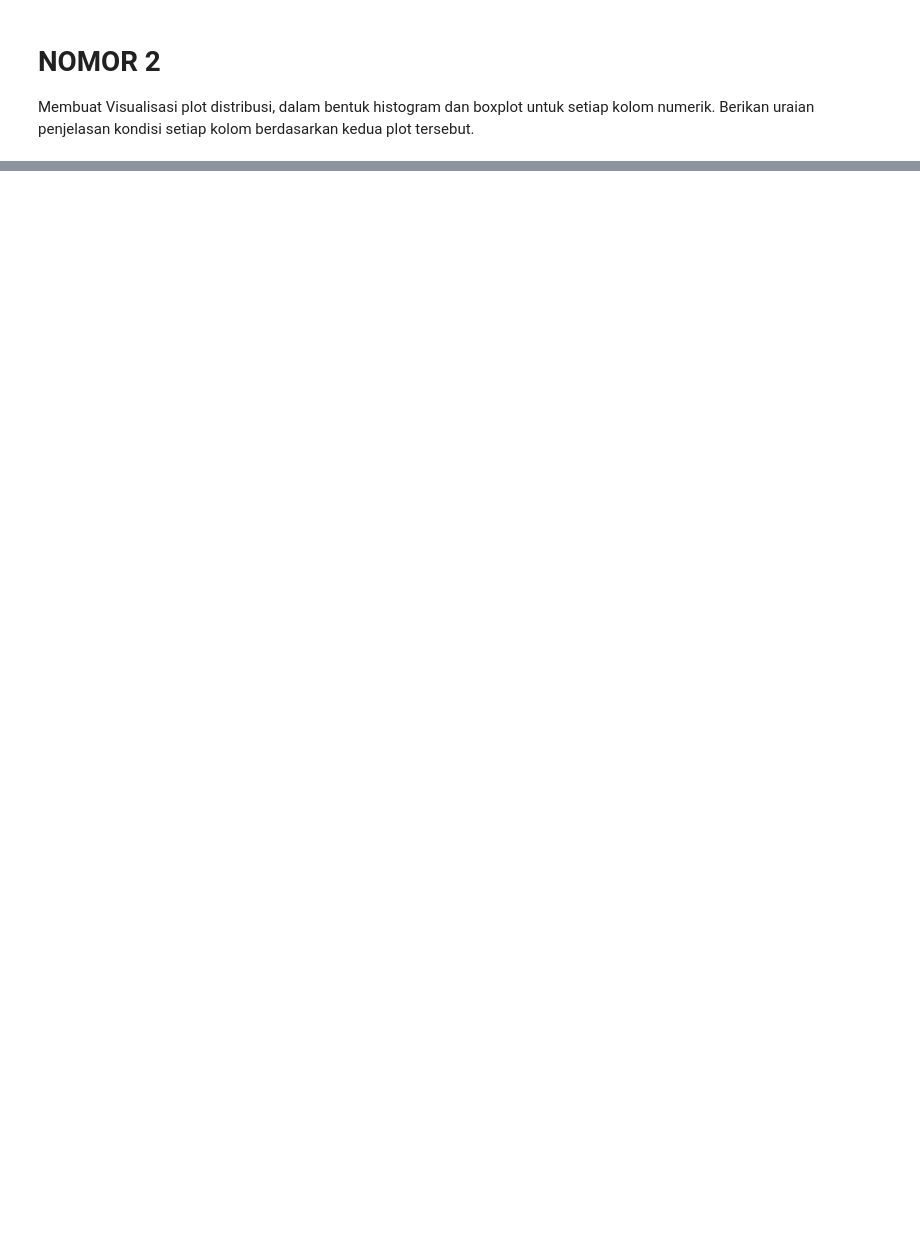
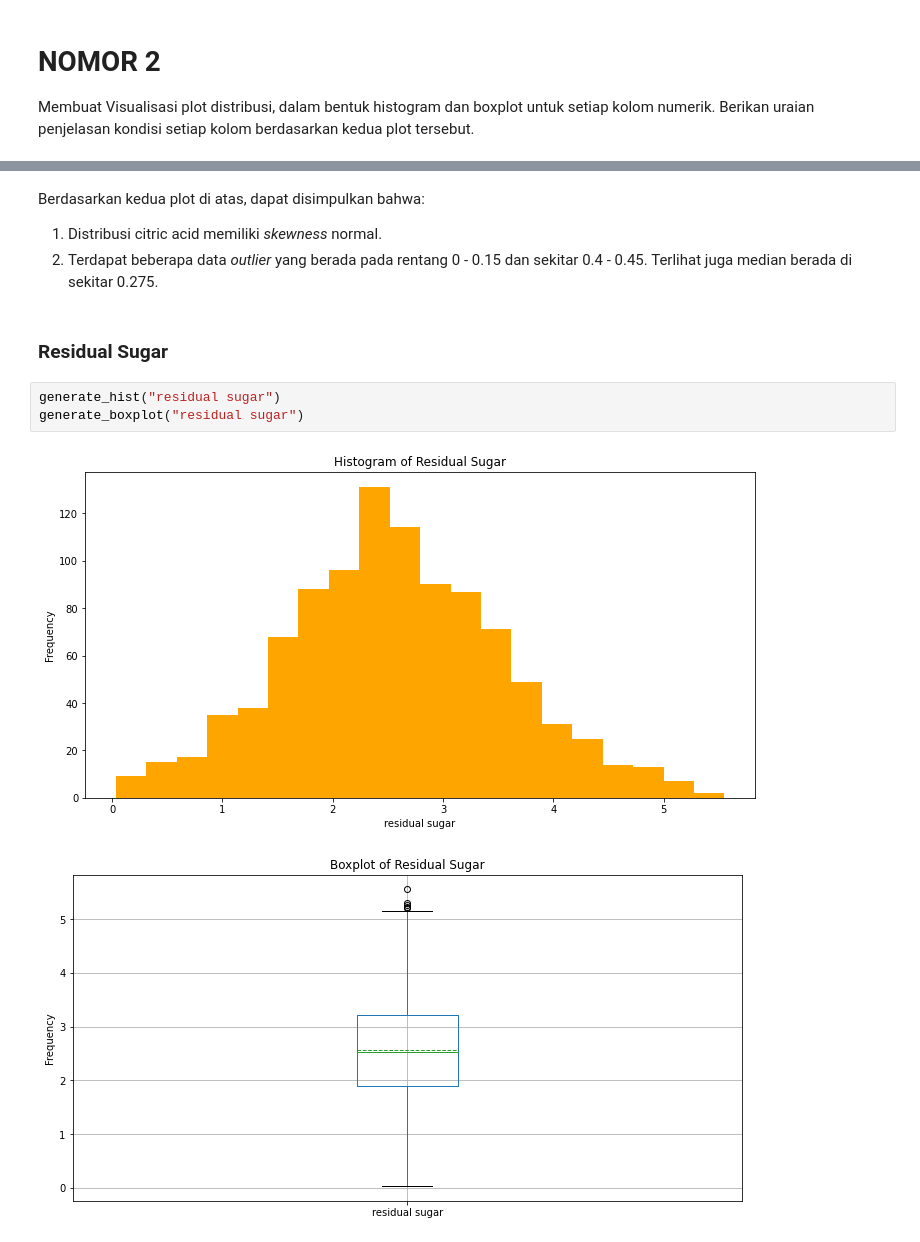
Before and after one commit to JeffreyChow19/probability-statistics, a Jupyter notebook: src/prob-2.ipynb, the cells around one changed output, grey strips where cells are left out. Saved outputs shown, nothing was run; the diff lists cells and outputs as text; blank space fills up the shorter version.

```diff
--- a/src/prob-2.ipynb
+++ b/src/prob-2.ipynb
@@ -16,0 +74,12 @@ df.head()
+# %% [markdown]
+Berdasarkan kedua plot di atas, dapat disimpulkan bahwa:
+1. Distribusi citric acid memiliki <i>skewness</i> normal.
+2. Terdapat beberapa data <i>outlier</i> yang berada pada rentang 0 - 0.15 dan sekitar 0.4 - 0.45. Terlihat juga median berada di sekitar 0.275.
+# %% [markdown]
+### Residual Sugar
+# %%
+generate_hist("residual sugar")
+generate_boxplot("residual sugar")
+# %% [output]
+[figure, added]
+[figure, added]
```
Also changed, not shown: parts of 33 cells of this notebook.
